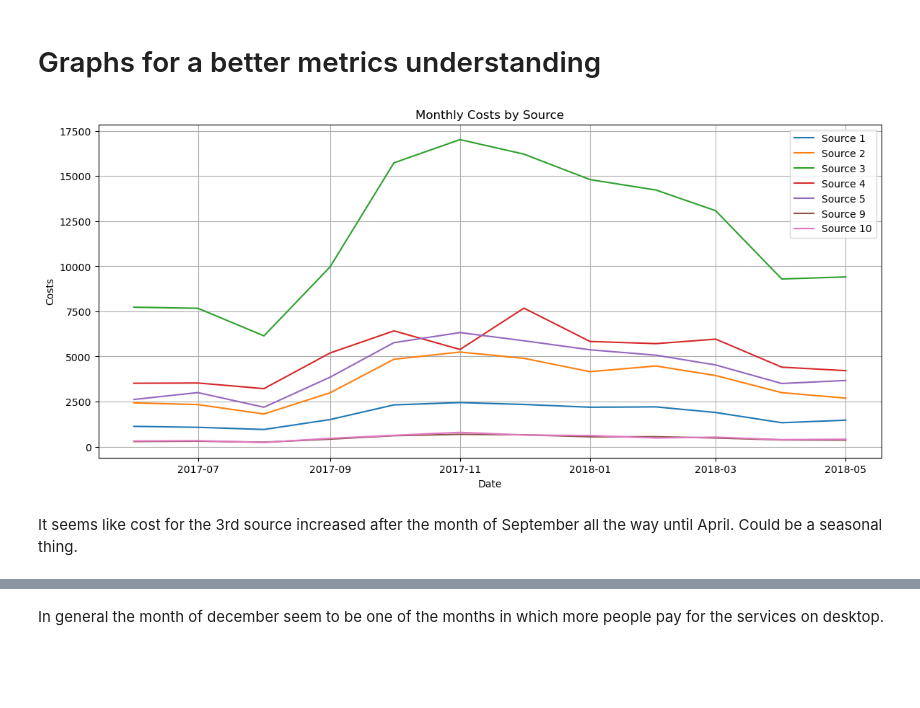
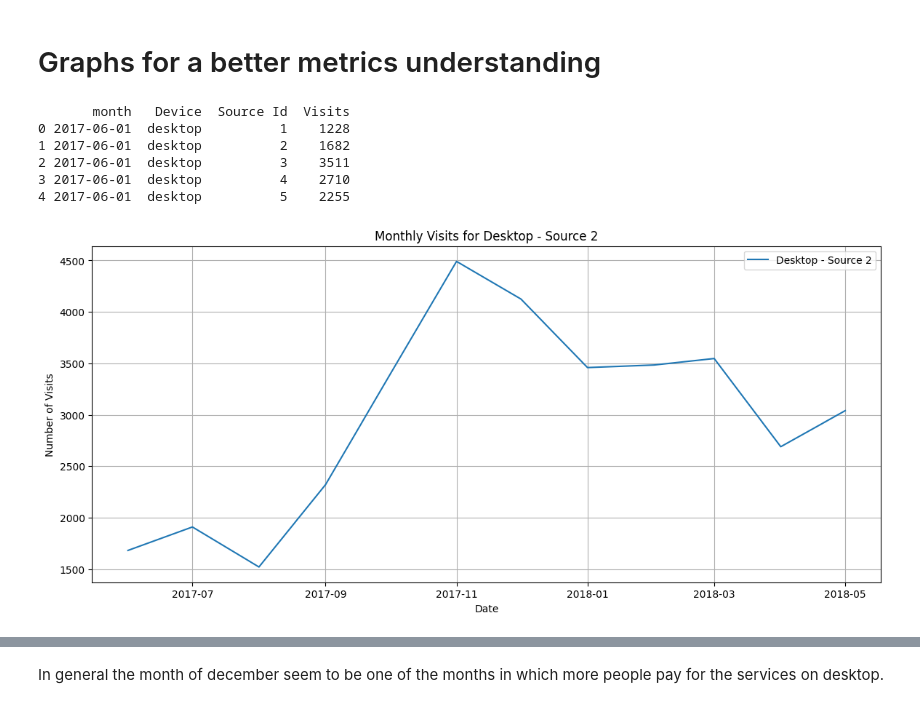
Before and after one commit to Jenner-Valdez/Yandex.Music, a Jupyter notebook: Datasets/Jupyter Notebook.ipynb, the cells around one changed output, grey strips where cells are left out. Saved outputs shown, nothing was run; the diff lists cells and outputs as text; code cells hidden in the pictures; blank space fills up the shorter version.

```diff
--- a/Datasets/Jupyter Notebook.ipynb
+++ b/Datasets/Jupyter Notebook.ipynb
@@ -449,16 +934,43 @@ costs_monthly_aggregated['dt'] = costs_monthly_aggregated['dt'].dt.to_timestamp(
+# %%
+# Add a new column for the month
+visits['month'] = visits['Start Ts'].dt.to_period('M')
+
+# Aggregate visits by month, device, and source
+visits_aggregated = visits.groupby(['month', 'Device', 'Source Id']).size().reset_index(name='Visits')
+
+# Convert 'month' back to datetime for plotting
+visits_aggregated['month'] = visits_aggregated['month'].dt.to_timestamp()
+
+print(visits_aggregated.head())
+
+# Example device and source to filter
+device_example = 'desktop'
+source_example = 2
+
+# Filter the data for the specified device and source
+visits_subset = visits_aggregated[(visits_aggregated['Device'] == device_example) & (visits_aggregated['Source Id'] == source_example)]
+# %% [output]
+       month   Device  Source Id  Visits
+0 2017-06-01  desktop          1    1228
+1 2017-06-01  desktop          2    1682
+2 2017-06-01  desktop          3    3511
+3 2017-06-01  desktop          4    2710
+4 2017-06-01  desktop          5    2255
 # %%
-#Plot cost by source
+#plot visits for desktop and source over time
+
+# Plot visits over time for the specified device and source
 plt.figure(figsize=(14, 6))
-for source in costs_monthly_aggregated['source_id'].unique():
-    subset = costs_monthly_aggregated[costs_monthly_aggregated['source_id'] == source]
-    plt.plot(subset['dt'], subset['costs'], label=f'Source {source}')
-plt.title('Monthly Costs by Source')
+plt.plot(visits_subset['month'], visits_subset['Visits'], label=f'{device_example.capitalize()} - Source {source_example}')
+plt.title(f'Monthly Visits for {device_example.capitalize()} - Source {source_example}')
 plt.xlabel('Date')
-plt.ylabel('Costs')
+plt.ylabel('Number of Visits')
 plt.legend()
 plt.grid(True)
 plt.show()
+
+# Example device and source to filter for touch
+device_example = 'touch'
+source_example = 2
 # %% [output]
-[figure, old version]
+[figure, new version]
-# %% [markdown]
-It seems like cost for the 3rd source increased after the month of September all the way until April. Could be a seasonal thing.
```
Also changed, not shown: parts of 88 cells of this notebook.
